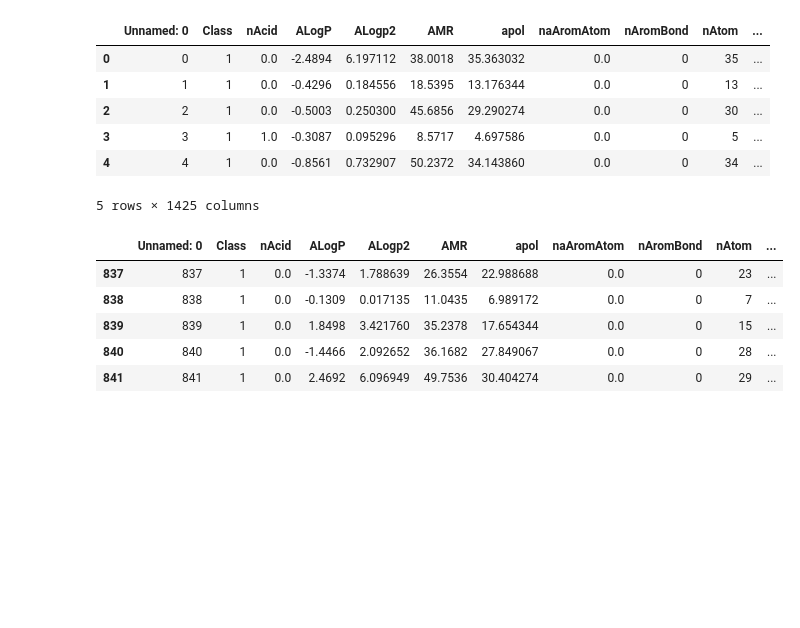
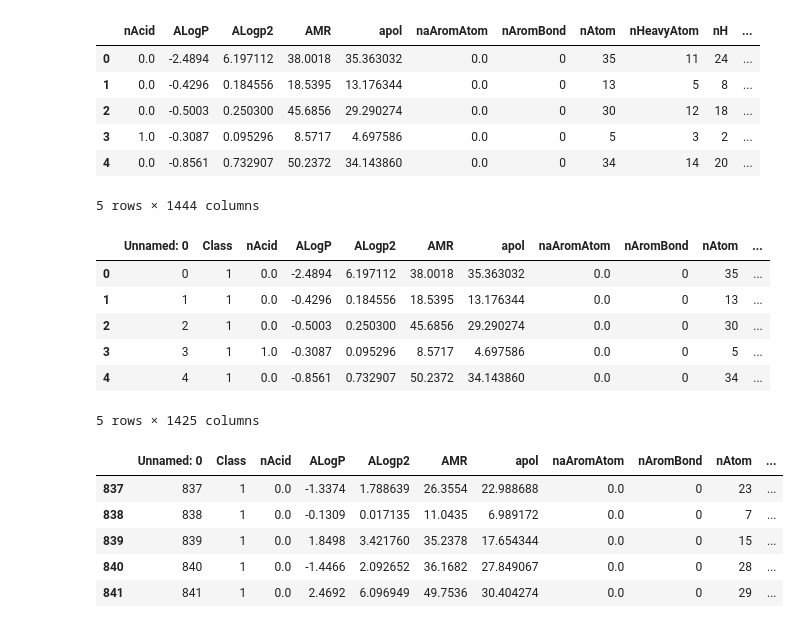
Before and after one commit to BeckResearchLab/homoGANize, a Jupyter notebook: notebooks/SMOTE workflow biodegradable.ipynb, the cells around one changed output. Drawn from its saved outputs; the diff is of its cells as text; code cells hidden in the pictures; blank space fills up the shorter version.

```diff
--- a/notebooks/SMOTE workflow biodegradable.ipynb
+++ b/notebooks/SMOTE workflow biodegradable.ipynb
@@ -9,6 +9,18 @@ from sklearn.utils import shuffle
 from sklearn.feature_selection import VarianceThreshold
 # %%
 biodeg = pd.read_csv('../../big datasets/featurized_biodeg.csv', low_memory=False)
+# %%
+biodeg.head()
+colnaming = biodeg.iloc[:,4:]
+colnaming.head()
+# %% [output]
+|  | nAcid | ALogP | ALogp2 | AMR | apol | naAromAtom | nAromBond | nAtom | nHeavyAtom | nH | ... |
+| 0 | 0.0 | -2.4894 | 6.197112 | 38.0018 | 35.363032 | 0.0 | 0 | 35 | 11 | 24 | ... |
+| 1 | 0.0 | -0.4296 | 0.184556 | 18.5395 | 13.176344 | 0.0 | 0 | 13 | 5 | 8 | ... |
+| 2 | 0.0 | -0.5003 | 0.250300 | 45.6856 | 29.290274 | 0.0 | 0 | 30 | 12 | 18 | ... |
+| 3 | 1.0 | -0.3087 | 0.095296 | 8.5717 | 4.697586 | 0.0 | 0 | 5 | 3 | 2 | ... |
+| 4 | 0.0 | -0.8561 | 0.732907 | 50.2372 | 34.143860 | 0.0 | 0 | 34 | 14 | 20 | ... |
+5 rows × 1444 columns
 # %%
 pd.options.mode.chained_assignment = None
 train_x = biodeg[biodeg['Status'].str.contains('Train')]
```
Also changed, not shown: parts of 5 cells of this notebook, 3 other files.
